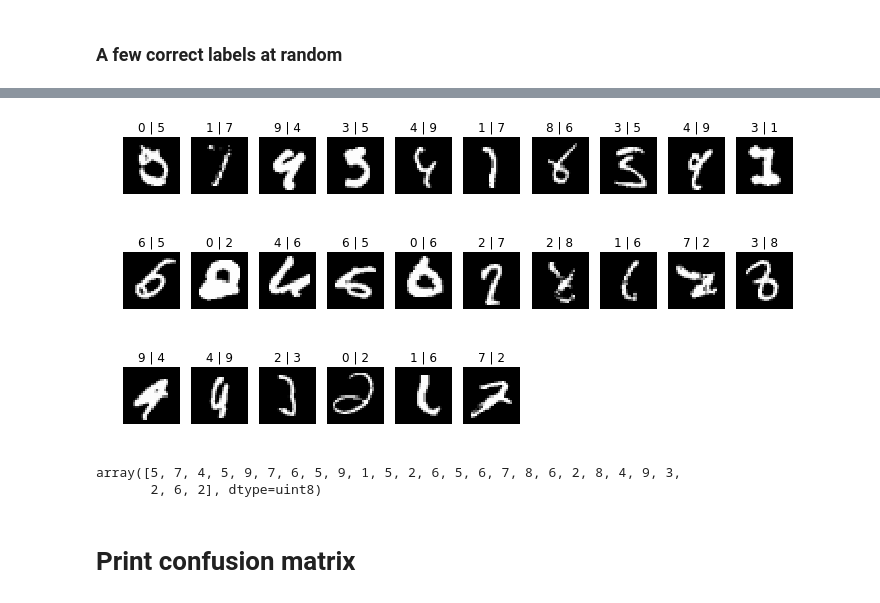
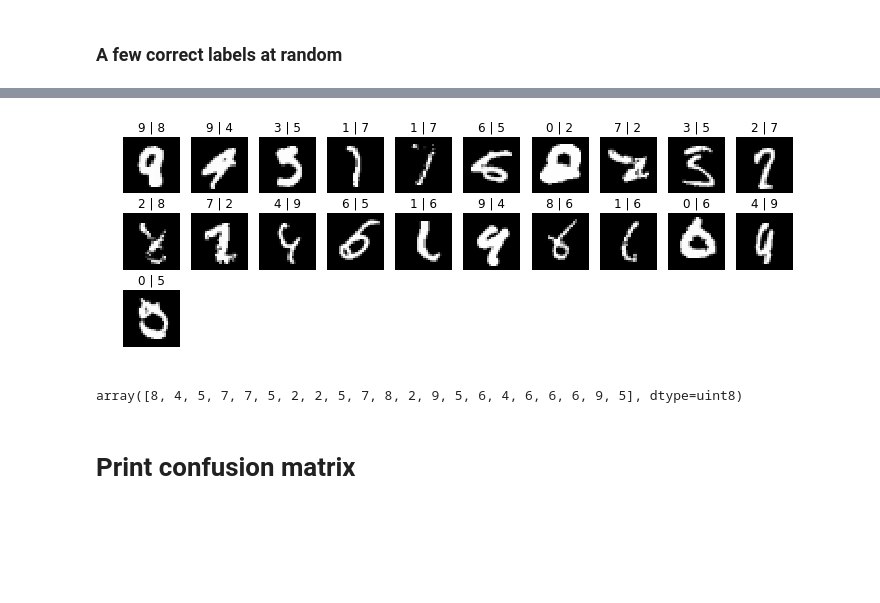
Before and after one commit to j05t/mnist, a Jupyter notebook: mnist-leaky_relu.ipynb, the cells around one changed output, grey strips where cells are left out. Drawn from its saved outputs; the diff is of its cells as text; code cells hidden in the pictures; blank space fills up the shorter version.

Commit message:
display inaccurate predictions for ensemble

```diff
--- a/mnist-leaky_relu.ipynb
+++ b/mnist-leaky_relu.ipynb
@@ -446,0 +418,4 @@ preds = m.predict_classes(x_test, batch_size=eval_batch_size)
+# %%
+# decode a one hot encoded string
+def one_hot_decode(encoded_seq):
+    return [np.argmax(vector) for vector in encoded_seq]
@@ -446,0 +426,3 @@ preds = m.predict_classes(x_test, batch_size=eval_batch_size)
+# %%
+preds = np.array(one_hot_decode(avg_preds))
+preds.shape
@@ -477,7 +461,7 @@ imgs.shape
 # %% [markdown]
 ### A few correct labels at random
 # %%
-f = plt.figure(figsize=(12,6))
+f = plt.figure(figsize=(12,4))
 
 for i in range(n_view):
     sp = f.add_subplot(3, 10, i+1)
@@ -498,20 +482,19 @@ array([1, 1, 5, 7, 5, 7, 2, 2, 5, 4, 1, 0, 1, 4, 3, 7, 4, 6, 6, 1, 9, 6, 2,
 # %%
-f = plt.figure(figsize=(12,6))
+f = plt.figure(figsize=(12,4))
 
-for i in range(26): # we have only 26 incorrect predictions on the test data set
+for i in range(21): # we have only 21 incorrect predictions on the test data set
     sp = f.add_subplot(3, 10, i+1)
     sp.axis('Off')
     sp.set_title("{} | {}".format(preds_incorrect[i],test_labels[idx_incorrect][i]))
     img = imgs_incorrect[i].astype('float32')
     plt.imshow(img[0], cmap='gray')
 # %% [output]
-[figure, old version]
+[figure, new version]
 # %%
 # ground truth labels
 test_labels[idx_incorrect]
 # %% [output]
-array([5, 7, 4, 5, 9, 7, 6, 5, 9, 1, 5, 2, 6, 5, 6, 7, 8, 6, 2, 8, 4, 9, 3,
-       2, 6, 2], dtype=uint8)
+array([8, 4, 5, 7, 7, 5, 2, 2, 5, 7, 8, 2, 9, 5, 6, 4, 6, 6, 6, 9, 5], dtype=uint8)
 # %% [markdown]
 # Print confusion matrix
 # %% [markdown]
```
Also changed, not shown: parts of 34 cells of this notebook.
